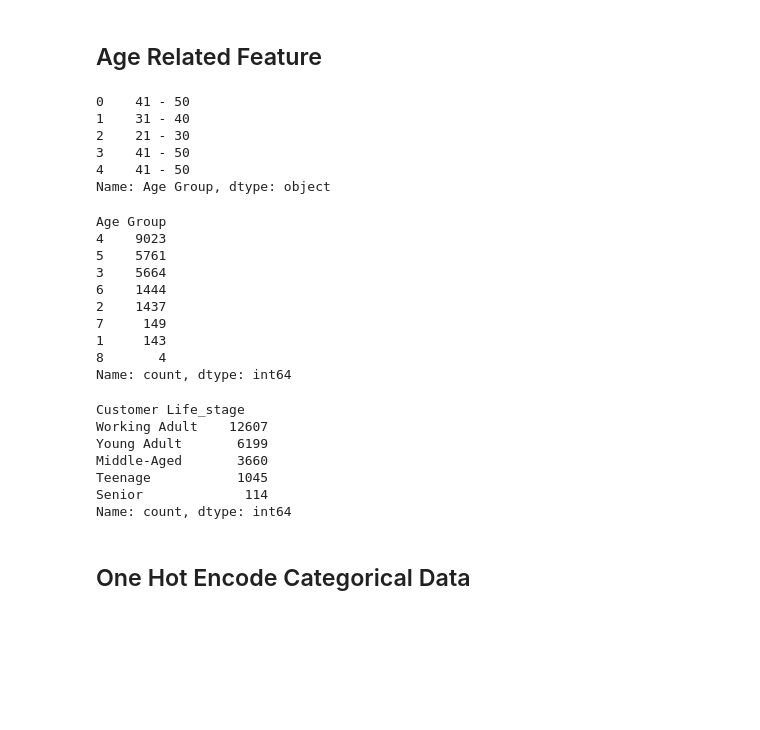
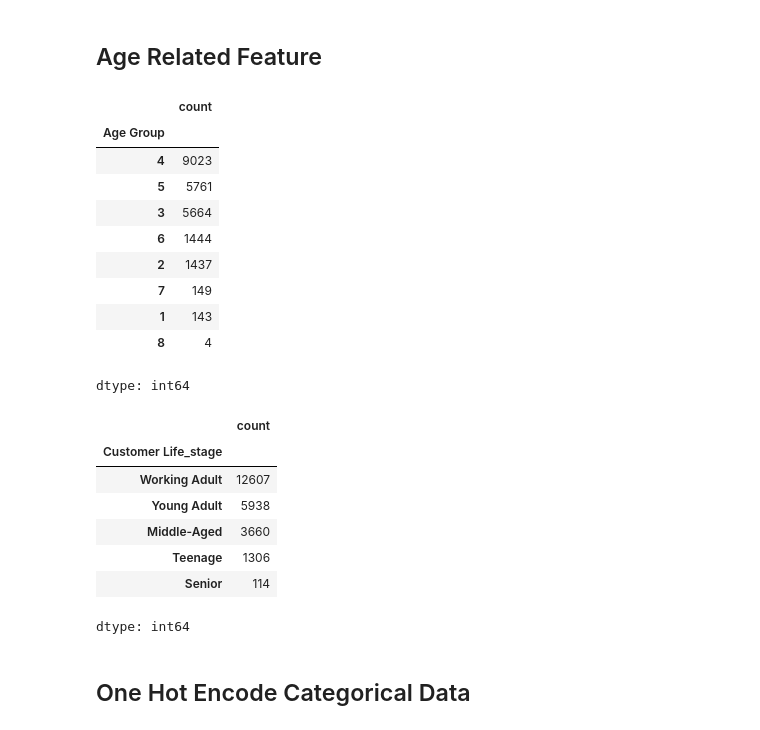
Before and after one commit to EldrickSYK/BT4012, a Jupyter notebook: BT4012_EDA_Preprocessing.ipynb, the cells around one changed output. Drawn from its saved outputs; the diff is of its cells as text; code cells hidden in the pictures; blank space fills up the shorter version.

```diff
--- a/BT4012_EDA_Preprocessing.ipynb
+++ b/BT4012_EDA_Preprocessing.ipynb
@@ -640,43 +612,39 @@ df = df.drop(columns=["IPCountry"])
 ## Age Related Feature
 # %%
 # Ordinally encode age groups
-print(df['Age Group'].head())
 labels = labels = ['1 - 10', '11 - 20', '21 - 30', '31 - 40', '41 - 50', '51 - 60', '61 - 70', '71 - 80']
 age_groups_mapping = {'1 - 10': 1, '11 - 20': 2, '21 - 30': 3, '31 - 40': 4, '41 - 50': 5, '51 - 60': 6, '61 - 70': 7,'71 - 80' : 8}
 df['Age Group'] = df['Age Group'].map(age_groups_mapping)
 df['Age Group'].value_counts()
 # %% [output]
+|  | count |
+| Age Group |  |
+| 4 | 9023 |
+| 5 | 5761 |
+| 3 | 5664 |
+| 6 | 1444 |
+| 2 | 1437 |
+| 7 | 149 |
+| 1 | 143 |
+| 8 | 4 |
-0    41 - 50
-1    31 - 40
-2    21 - 30
-3    41 - 50
-4    41 - 50
-Name: Age Group, dtype: object
+dtype: int64
-Age Group
-4    9023
-5    5761
-3    5664
-6    1444
-2    1437
-7     149
-1     143
-8       4
-Name: count, dtype: int64
 # %%
-bins = [0, 17, 29, 44, 60, 80]  # Age ranges
+# Create bins based on life stage age ranges
+bins = [0, 18, 29, 44, 60, 80]  # Age ranges
 labels = ['Teenage', 'Young Adult', 'Working Adult', 'Middle-Aged', 'Senior']  # Labels for each age range
 df['Customer Life_stage'] = pd.cut(df['Customer Age'], bins=bins, labels=labels, right=True)
 
 # Display the first few rows to verify the new column
 df['Customer Life_stage'].value_counts()
 # %% [output]
+|  | count |
+| Customer Life_stage |  |
+| Working Adult | 12607 |
+| Young Adult | 5938 |
+| Middle-Aged | 3660 |
+| Teenage | 1306 |
+| Senior | 114 |
-Customer Life_stage
-Working Adult    12607
-Young Adult       6199
-Middle-Aged       3660
-Teenage           1045
-Senior             114
-Name: count, dtype: int64
+dtype: int64
 # %% [markdown]
 ## One Hot Encode Categorical Data
 # %%
```
Also changed, not shown: parts of 12 cells of this notebook.
